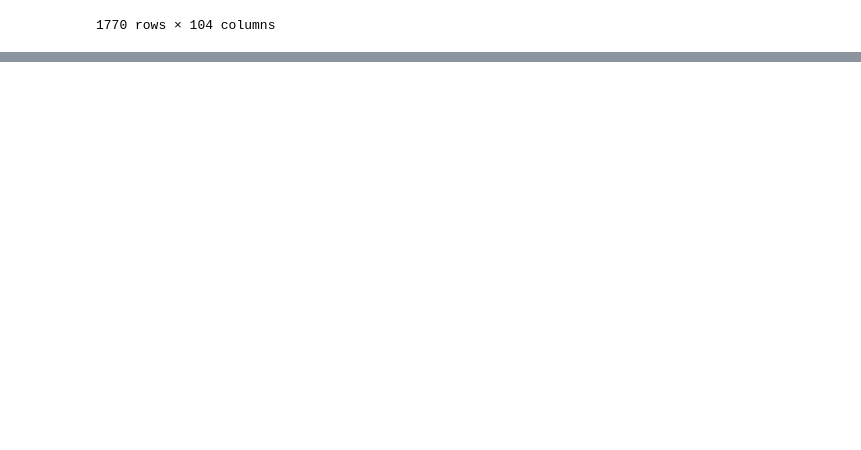
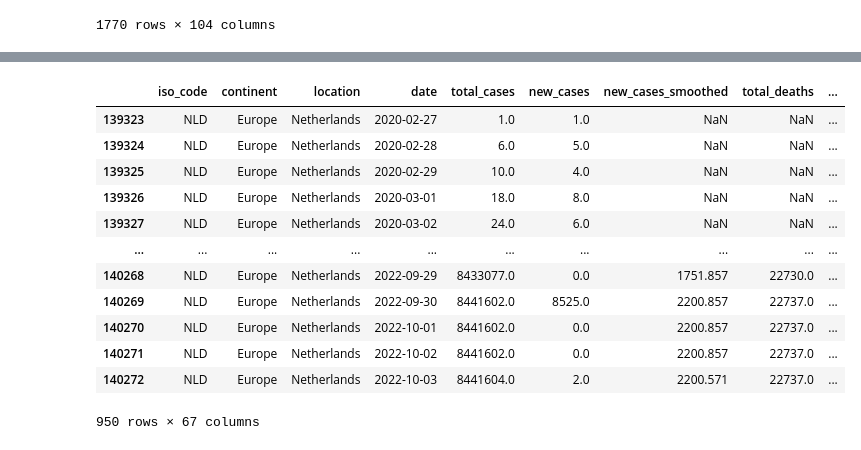
Before and after one commit to ChajaSchwab/Project-TIL6022-Group-21, a Jupyter notebook: Group21 TIL6022.ipynb, the cells around one changed output, grey strips where cells are left out. Drawn from its saved outputs; the diff is of its cells as text; code cells hidden in the pictures; blank space fills up the shorter version.

Commit message:
Started with data for Subquestion 2

```diff
--- a/Group21 TIL6022.ipynb
+++ b/Group21 TIL6022.ipynb
@@ -97,0 +103,30 @@ airtraffic_df
+# %%
+# Import world Covid Data
+
+filepath2 = r"C:\Users\zijlm\Downloads\owid-covid-data.csv"
+
+covid_world_df = pd.read_csv(filepath2, sep=",")
+covid_world_df
+
+# Preparing the full data set for furhter use
+# Filtering on Covid new cases for the Netherlands
+
+covid_nl_total_df = covid_world_df[
+    covid_world_df['location'] == 'Netherlands'
+]
+
+covid_nl_total_df
+# %% [output]
+|  | iso_code | continent | location | date | total_cases | new_cases | new_cases_smoothed | total_deaths | ... |
+| 139323 | NLD | Europe | Netherlands | 2020-02-27 | 1.0 | 1.0 | NaN | NaN | ... |
+| 139324 | NLD | Europe | Netherlands | 2020-02-28 | 6.0 | 5.0 | NaN | NaN | ... |
+| 139325 | NLD | Europe | Netherlands | 2020-02-29 | 10.0 | 4.0 | NaN | NaN | ... |
+| 139326 | NLD | Europe | Netherlands | 2020-03-01 | 18.0 | 8.0 | NaN | NaN | ... |
+| 139327 | NLD | Europe | Netherlands | 2020-03-02 | 24.0 | 6.0 | NaN | NaN | ... |
+| ... | ... | ... | ... | ... | ... | ... | ... | ... | ... |
+| 140268 | NLD | Europe | Netherlands | 2022-09-29 | 8433077.0 | 0.0 | 1751.857 | 22730.0 | ... |
+| 140269 | NLD | Europe | Netherlands | 2022-09-30 | 8441602.0 | 8525.0 | 2200.857 | 22737.0 | ... |
+| 140270 | NLD | Europe | Netherlands | 2022-10-01 | 8441602.0 | 0.0 | 2200.857 | 22737.0 | ... |
+| 140271 | NLD | Europe | Netherlands | 2022-10-02 | 8441602.0 | 0.0 | 2200.857 | 22737.0 | ... |
+| 140272 | NLD | Europe | Netherlands | 2022-10-03 | 8441604.0 | 2.0 | 2200.571 | 22737.0 | ... |
+950 rows × 67 columns
```
Also changed, not shown: parts of 5 cells of this notebook.
